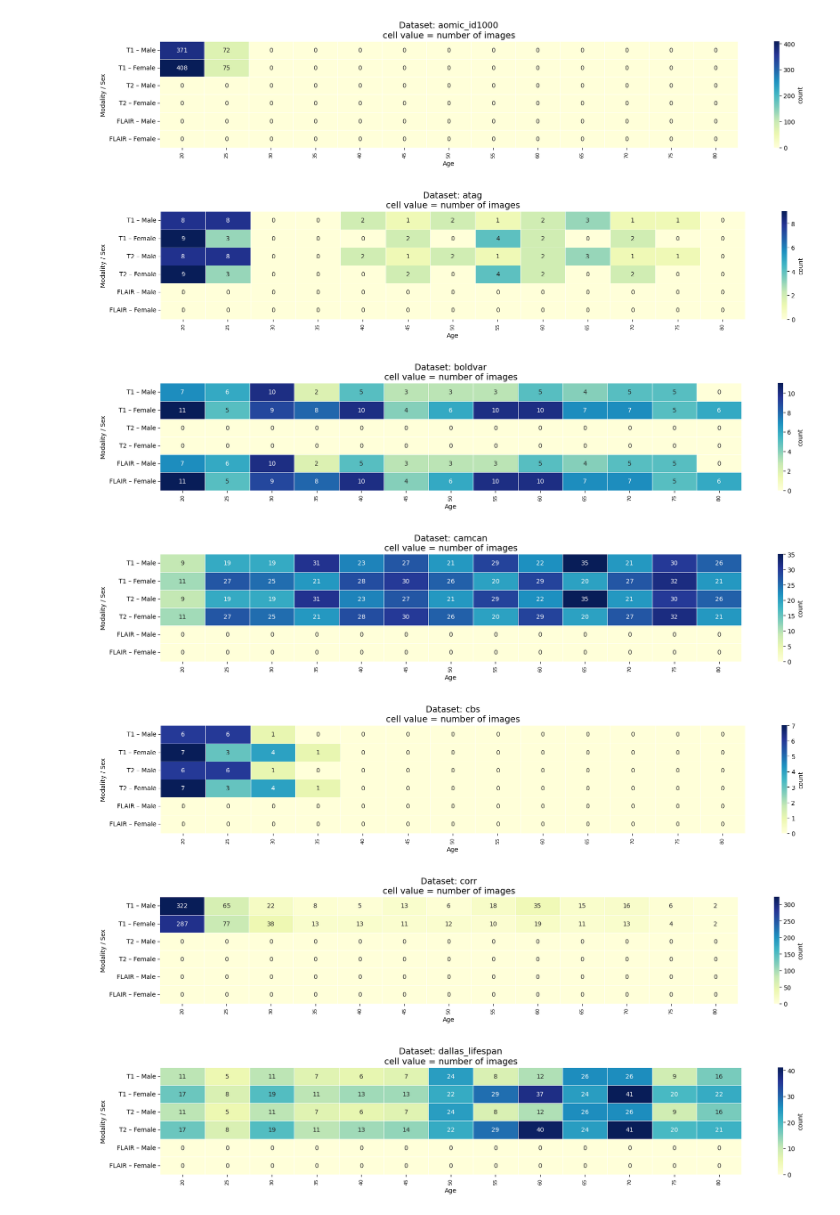
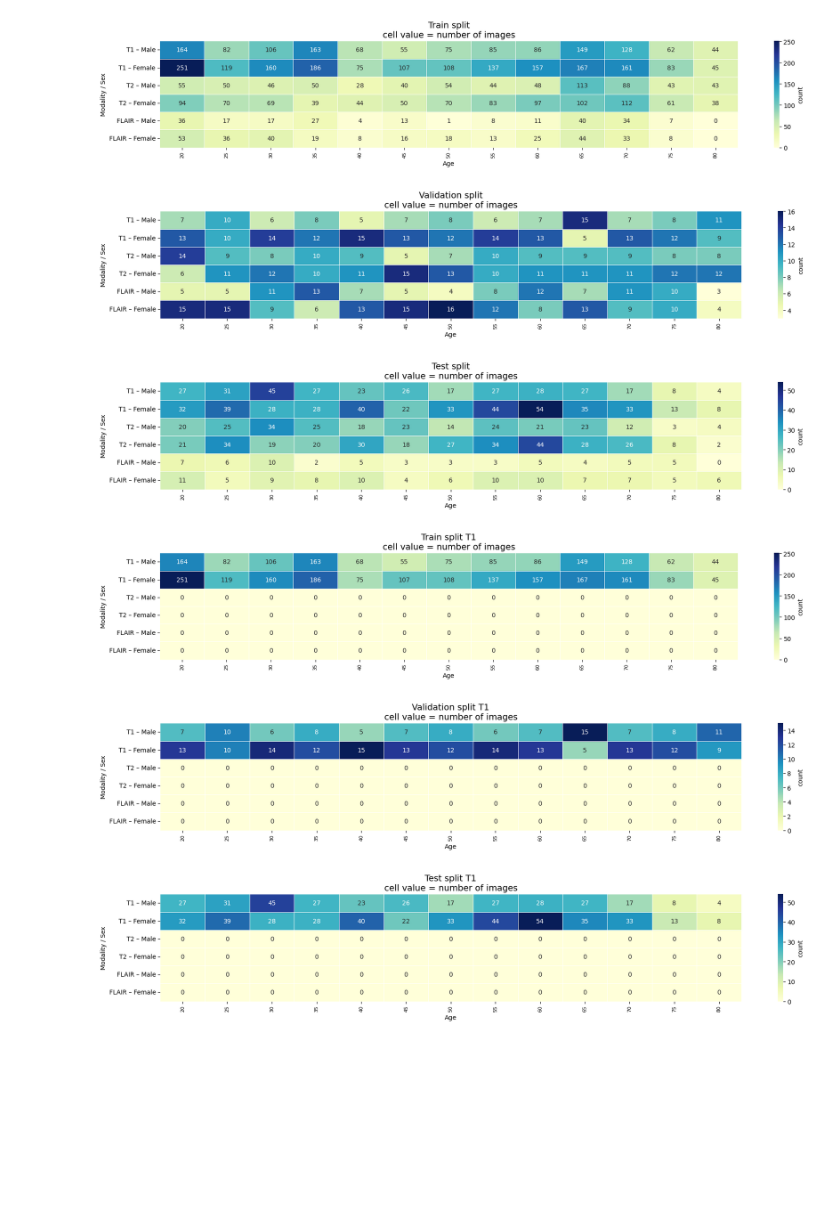
Before and after one commit to andrasjuice66/ms_thesis_umc, a Jupyter notebook: data/dataset_configuration/create_label.ipynb, the cells around one changed output. Drawn from its saved outputs; the diff is of its cells as text; code cells hidden in the pictures; blank space fills up the shorter version.

```diff
--- a/data/dataset_configuration/create_label.ipynb
+++ b/data/dataset_configuration/create_label.ipynb
@@ -4,7 +4,7 @@
 # ------------------------------------------------------------
 
 EXCEL_FILE = 'all_datasets.xlsx'  # change path if needed
-TRAIN_DATASETS = ['camcan', 'dallas_lifespan', 'npc', 'nimh_rv', 'oasis3', 'pangen', 'sald', 'corr', 'narratives', 'cbs', 'atag'] #'aomic_id1000'
+TRAIN_DATASETS = ['camcan', 'dallas_lifespan', 'npc', 'nimh_rv', 'oasis3', 'pangen', 'sald', 'narratives', 'cbs', 'atag'] #'aomic_id1000', 'corr'
 TEST_DATASETS  = ['ixi', 'boldvar']
 
 VAL_FRACTION   = 0.10  # informational; we enforce balancing with VAL_PER_GROUP below
@@ -394,25 +395,28 @@ Validation counts per (5yr bin, modality):
 # %%
 # Generate heatmaps per dataset and for each split
 os.makedirs('plots', exist_ok=True)
 
-# # Per-dataset heatmaps across the full (kept) data
-for ds in sorted(df_all['dataset'].dropna().unique()):
-    sub = df_all[df_all['dataset'] == ds]
-    if len(sub) == 0:
-        continue
-    plot_count_heatmap(sub, title=f'Dataset: {ds}', group_by=5, cmap='YlGnBu', log_scale=False, save_as=f'plots/heatmap_{ds}.png')
+# # # Per-dataset heatmaps across the full (kept) data
+# for ds in sorted(df_all['dataset'].dropna().unique()):
+#     sub = df_all[df_all['dataset'] == ds]
+#     if len(sub) == 0:
+#         continue
+#     plot_count_heatmap(sub, title=f'Dataset: {ds}', group_by=5, cmap='YlGnBu', log_scale=False, save_as=f'plots/heatmap_{ds}.png')
 
 # Split heatmaps
 plot_count_heatmap(train_df, title='Train split', group_by=5, cmap='YlGnBu', log_scale=False, save_as='plots/heatmap_train.png')
 plot_count_heatmap(val_df,   title='Validation split', group_by=5, cmap='YlGnBu', log_scale=False, save_as='plots/heatmap_val.png')
 plot_count_heatmap(test_df,  title='Test split', group_by=5, cmap='YlGnBu', log_scale=False, save_as='plots/heatmap_test.png')
 
+plot_count_heatmap(train_t1_df, title='Train split T1', group_by=5, cmap='YlGnBu', log_scale=False, save_as='plots/heatmap_train_t1.png')
+plot_count_heatmap(val_t1_df,   title='Validation split T1', group_by=5, cmap='YlGnBu', log_scale=False, save_as='plots/heatmap_val_t1.png')
+plot_count_heatmap(test_t1_df,  title='Test split T1', group_by=5, cmap='YlGnBu', log_scale=False, save_as='plots/heatmap_test_t1.png')
+
 print("Saved heatmaps under ./plots/")
 # %% [output]
-[figure, old version]
+[figure, new version]
-[figure, old version]
+[figure, new version]
-[figure, old version]
+[figure, new version]
-[figure, old version]
+[figure, new version]
-[figure, old version]
+[figure, new version]
-[figure, old version]
+[figure, new version]
-[figure, removed]
```
Also changed, not shown: parts of 4 cells of this notebook, 11 other files.
